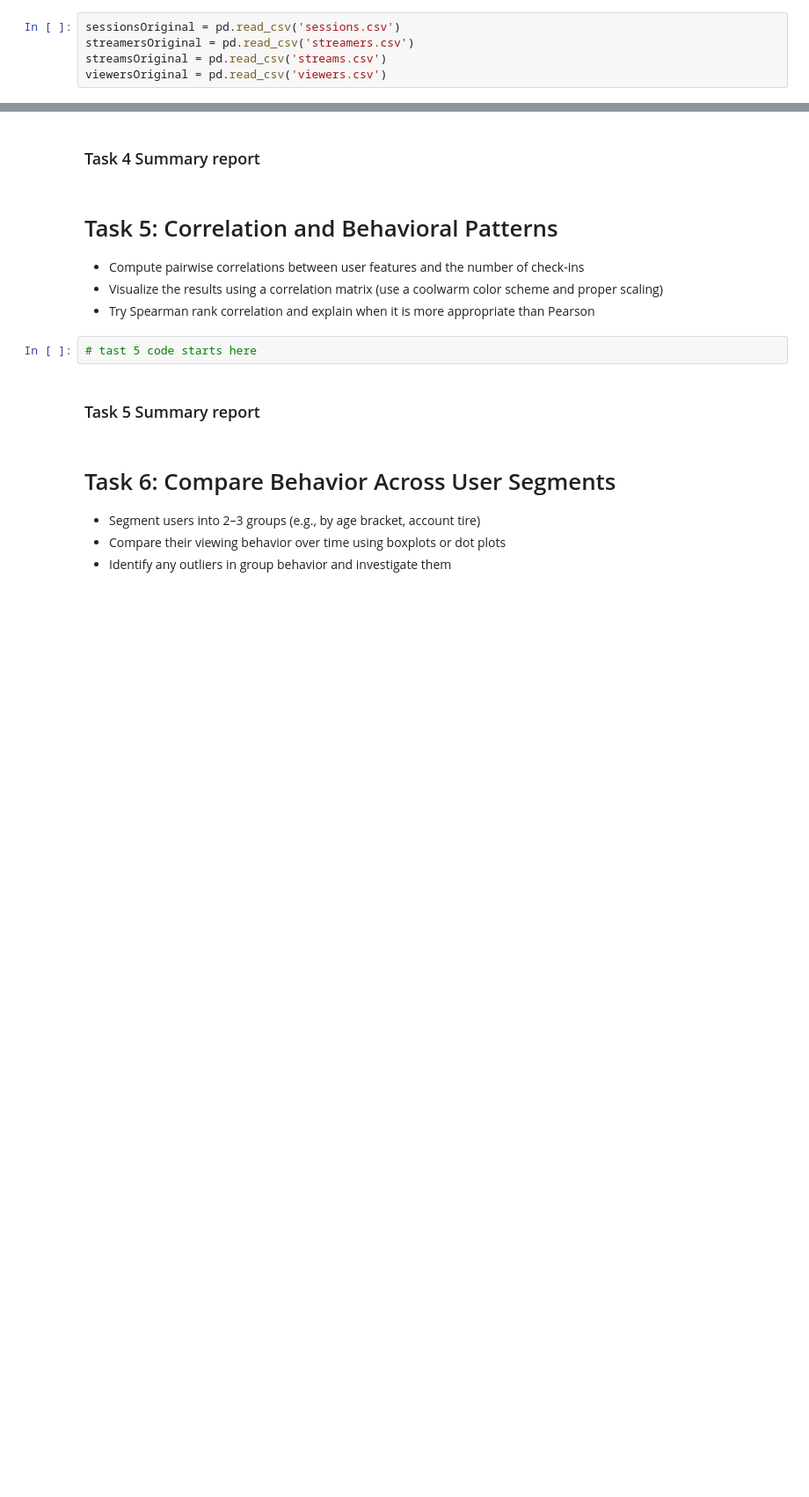
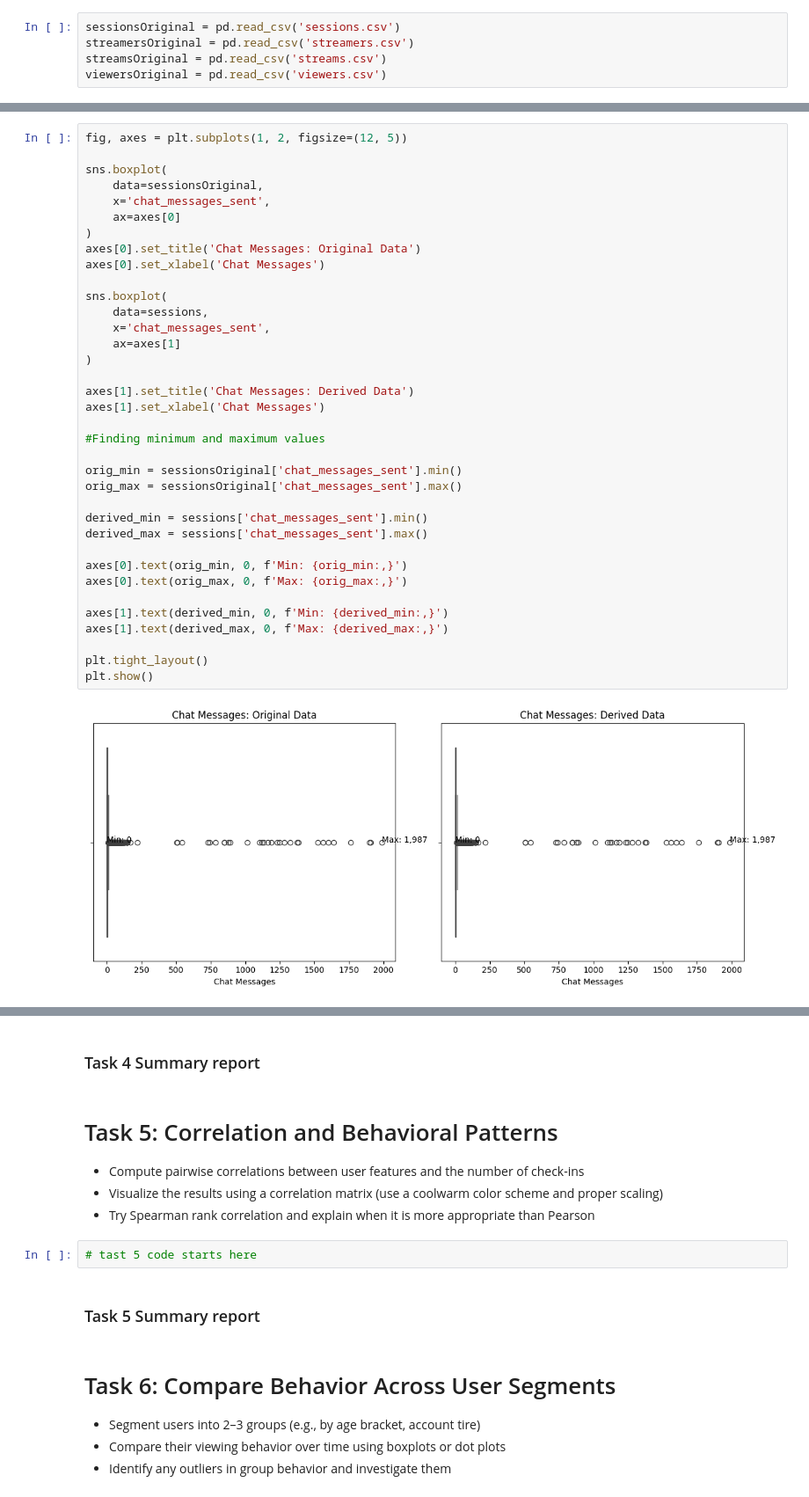
Before and after one commit to zlwym/Assignment01_IAT461, a Jupyter notebook: IAT461-Assignment01-Scaffold.ipynb, the cells around one changed output, grey strips where cells are left out. Shown at 88% size. Saved outputs shown, nothing was run; the diff lists cells and outputs as text; blank space fills up the shorter version.

```diff
--- a/IAT461-Assignment01-Scaffold.ipynb
+++ b/IAT461-Assignment01-Scaffold.ipynb
@@ -1412,0 +1441,38 @@ plt.show()
+# %%
+fig, axes = plt.subplots(1, 2, figsize=(12, 5))
+
+sns.boxplot(
+    data=sessionsOriginal,
+    x='chat_messages_sent',
+    ax=axes[0]
+)
+axes[0].set_title('Chat Messages: Original Data')
+axes[0].set_xlabel('Chat Messages')
+
+sns.boxplot(
+    data=sessions,
+    x='chat_messages_sent',
+    ax=axes[1]
+)
+
+axes[1].set_title('Chat Messages: Derived Data')
+axes[1].set_xlabel('Chat Messages')
+
+#Finding minimum and maximum values
+
+orig_min = sessionsOriginal['chat_messages_sent'].min()
+orig_max = sessionsOriginal['chat_messages_sent'].max()
+
+derived_min = sessions['chat_messages_sent'].min()
+derived_max = sessions['chat_messages_sent'].max()
+
+axes[0].text(orig_min, 0, f'Min: {orig_min:,}')
+axes[0].text(orig_max, 0, f'Max: {orig_max:,}')
+
+axes[1].text(derived_min, 0, f'Min: {derived_min:,}')
+axes[1].text(derived_max, 0, f'Max: {derived_max:,}')
+
+plt.tight_layout()
+plt.show()
+# %% [output]
+[figure, added]
```
Also changed, not shown: parts of 39 cells of this notebook.
